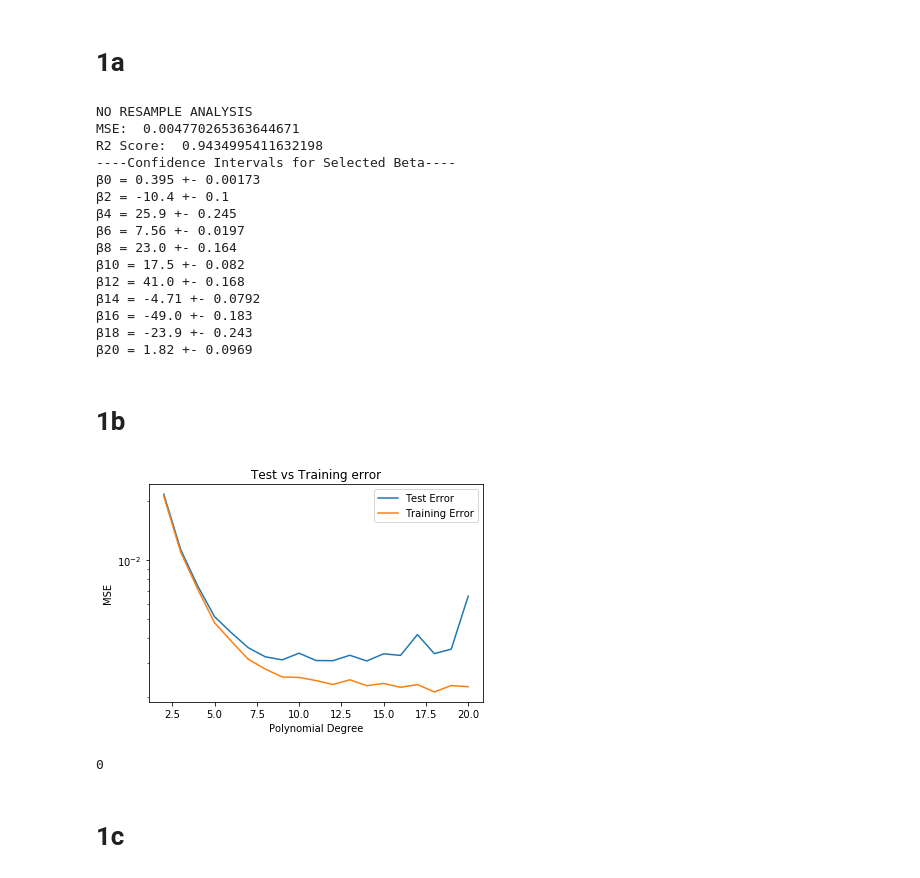
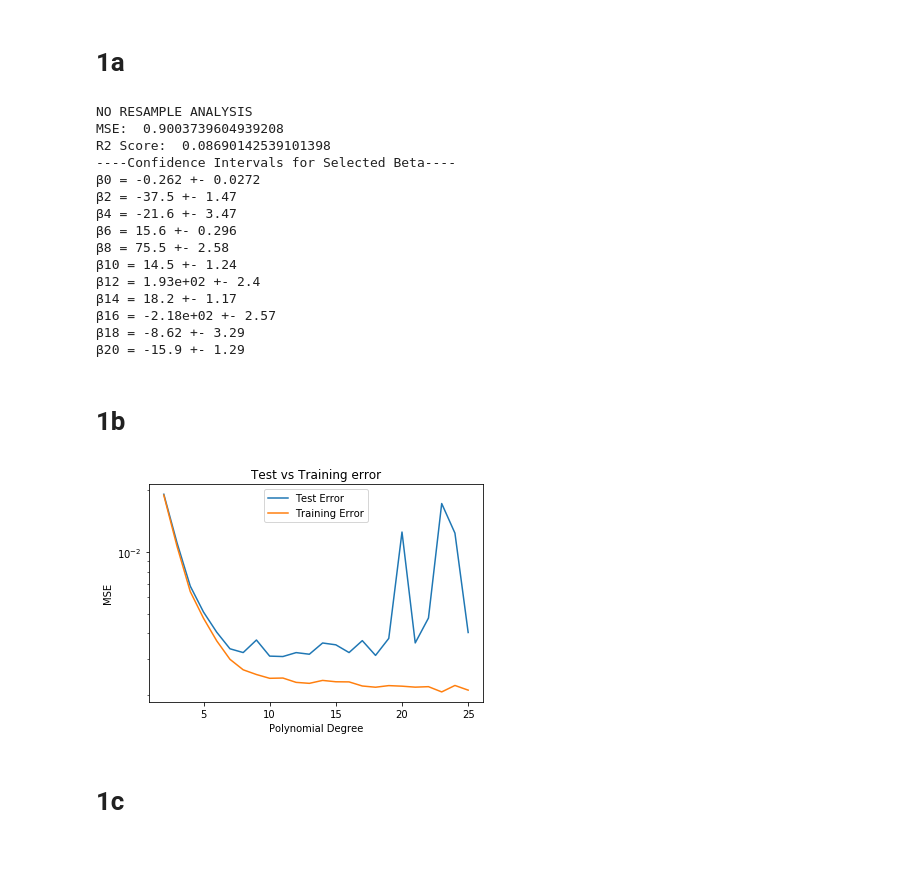
Before and after one commit to bruce-chappell/FYS4155, a Jupyter notebook: project1/proj1better.ipynb, the cells around one changed output. Drawn from its saved outputs; the diff is of its cells as text; code cells hidden in the pictures.

```diff
--- a/project1/proj1better.ipynb
+++ b/project1/proj1better.ipynb
@@ -361,7 +417,7 @@ def lambda_error(lambmax = 1, lambvecsize = 100, model_type, xdata, ydata, zdata
 # %% [markdown]
 # 1a
 # %%
-x_array, y_array, _, z_array = create_data(points = 1000, noise = .05)
+x_array, y_array, _, z_array = create_data(points = 1000, noise = 1)
 
 A = build_design_matrix(x_array, y_array, 5)
 
@@ -370,27 +426,33 @@ ols_object = Regression_methods(A, z_array, lamb = 0)
 test = no_resample_analysis(ols_object, method = 'ols', lamb = 0)
 # %% [output]
 NO RESAMPLE ANALYSIS
-MSE:  0.004770265363644671
-R2 Score:  0.9434995411632198
+MSE:  0.9003739604939208
+R2 Score:  0.08690142539101398
 ----Confidence Intervals for Selected Beta----
-β0 = 0.395 +- 0.00173
-β2 = -10.4 +- 0.1
-β4 = 25.9 +- 0.245
-β6 = 7.56 +- 0.0197
-β8 = 23.0 +- 0.164
-β10 = 17.5 +- 0.082
-β12 = 41.0 +- 0.168
-β14 = -4.71 +- 0.0792
-β16 = -49.0 +- 0.183
-β18 = -23.9 +- 0.243
-β20 = 1.82 +- 0.0969
+β0 = -0.262 +- 0.0272
+β2 = -37.5 +- 1.47
+β4 = -21.6 +- 3.47
+β6 = 15.6 +- 0.296
+β8 = 75.5 +- 2.58
+β10 = 14.5 +- 1.24
+β12 = 1.93e+02 +- 2.4
+β14 = 18.2 +- 1.17
+β16 = -2.18e+02 +- 2.57
+β18 = -8.62 +- 3.29
+β20 = -15.9 +- 1.29
 # %% [markdown]
 # 1b
 # %%
-bias_variance(x_array, y_array, z_array, 'ols', lamb = 0, poly_order = 20, k=5, testtrainplot = True)
+degree, ols_err_tst, ols_err_trn, ols_err_gbl, ols_bias, ols_var = bias_variance(x_array,
+                                                                                 y_array,
+                                                                                 z_array,
+                                                                                 'ols',
+                                                                                 lamb = 0,
+                                                                                 poly_order = 25,
+                                                                                 k=5,
+                                                                                 testtrainplot = True)
 # %% [output]
-[figure, old version]
+[figure, new version]
-0
 # %% [markdown]
 # 1c
 # %%
```
Also changed, not shown: parts of 16 cells of this notebook.
